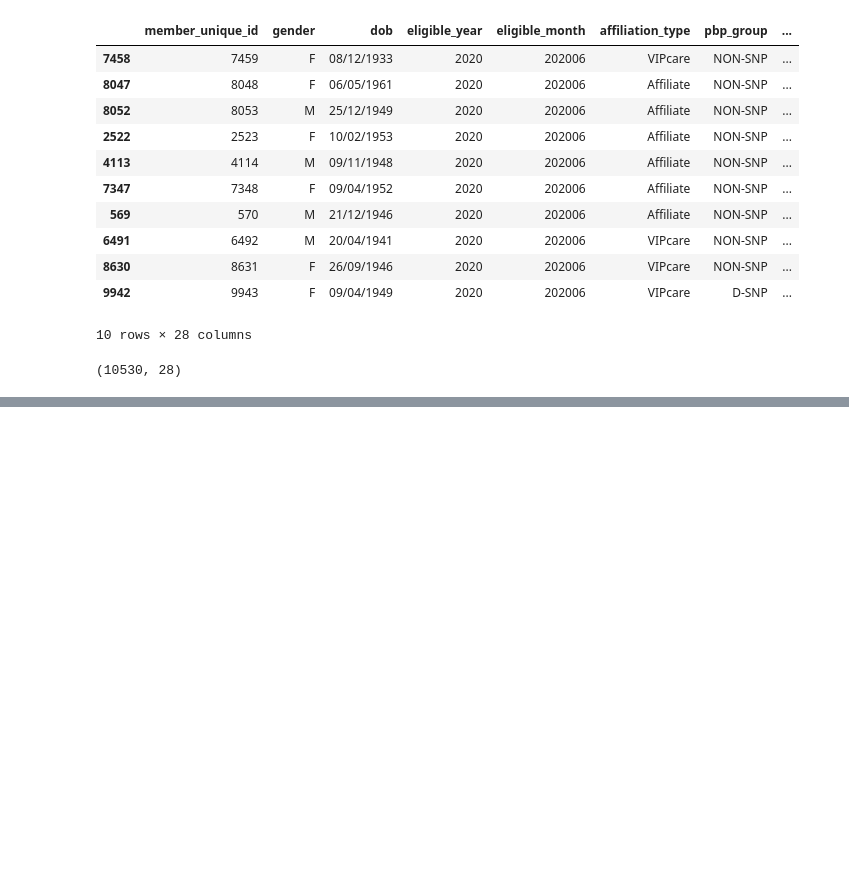
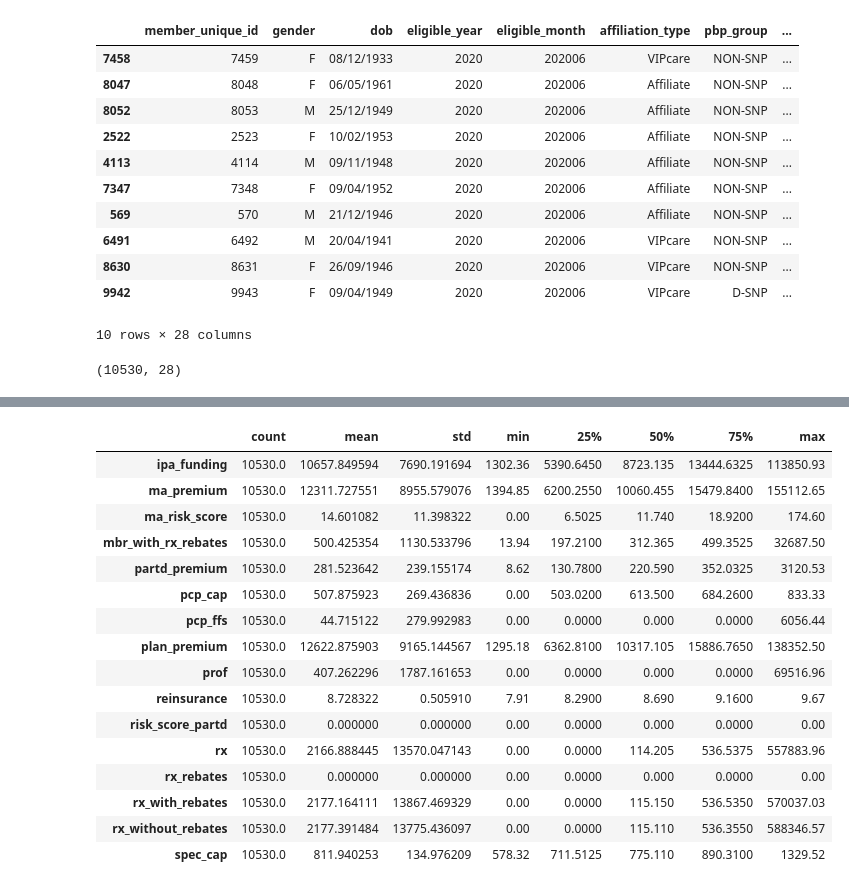
Before and after one commit to palashbadjatya01/DataExplorationProjects, a Jupyter notebook: DataOutlierDetectionsCSV/data_exploration.ipynb, the cells around one changed output, grey strips where cells are left out. Drawn from its saved outputs; the diff is of its cells as text; code cells hidden in the pictures; blank space fills up the shorter version.

```diff
--- a/DataOutlierDetectionsCSV/data_exploration.ipynb
+++ b/DataOutlierDetectionsCSV/data_exploration.ipynb
@@ -28,0 +81,22 @@ df.shape
+# %%
+financial_columns = [
+    "ipa_funding",
+    "ma_premium",
+    "ma_risk_score",
+    "mbr_with_rx_rebates",
+    "partd_premium",
+    "pcp_cap",
+    "pcp_ffs",
+    "plan_premium",
+    "prof",
+    "reinsurance",
+    "risk_score_partd",
+    "rx",
+    "rx_rebates",
+    "rx_with_rebates",
+    "rx_without_rebates",
+    "spec_cap"
+]
+# %%
+# remove the dollar sign from the financial columns
+df[financial_columns] = df[financial_columns].replace('[\$,]', '', regex=True).astype(float)
@@ -28,0 +119,28 @@ df.shape
+# %%
+df[financial_columns].describe().T
+
+# Here are some bullet points about the data that might indicate some outliers:
+
+# the difference between the 75th and the max value of mbr_with_rx_rebates is very big compared to other quantiles
+# the 75th percentile of pcp_ffs is still zero, while its max is 6056.44
+# the 75th percentile of prof is still zero, while its max is 69516.96
+# all values of risk_score_partd and rx_rebates are zeros - these can be removed from the data
+# rx_with_rebates and rx_without_rebates have almost identical values
+# %% [output]
+|  | count | mean | std | min | 25% | 50% | 75% | max |
+| ipa_funding | 10530.0 | 10657.849594 | 7690.191694 | 1302.36 | 5390.6450 | 8723.135 | 13444.6325 | 113850.93 |
+| ma_premium | 10530.0 | 12311.727551 | 8955.579076 | 1394.85 | 6200.2550 | 10060.455 | 15479.8400 | 155112.65 |
+| ma_risk_score | 10530.0 | 14.601082 | 11.398322 | 0.00 | 6.5025 | 11.740 | 18.9200 | 174.60 |
+| mbr_with_rx_rebates | 10530.0 | 500.425354 | 1130.533796 | 13.94 | 197.2100 | 312.365 | 499.3525 | 32687.50 |
+| partd_premium | 10530.0 | 281.523642 | 239.155174 | 8.62 | 130.7800 | 220.590 | 352.0325 | 3120.53 |
+| pcp_cap | 10530.0 | 507.875923 | 269.436836 | 0.00 | 503.0200 | 613.500 | 684.2600 | 833.33 |
+| pcp_ffs | 10530.0 | 44.715122 | 279.992983 | 0.00 | 0.0000 | 0.000 | 0.0000 | 6056.44 |
+| plan_premium | 10530.0 | 12622.875903 | 9165.144567 | 1295.18 | 6362.8100 | 10317.105 | 15886.7650 | 138352.50 |
+| prof | 10530.0 | 407.262296 | 1787.161653 | 0.00 | 0.0000 | 0.000 | 0.0000 | 69516.96 |
+| reinsurance | 10530.0 | 8.728322 | 0.505910 | 7.91 | 8.2900 | 8.690 | 9.1600 | 9.67 |
+| risk_score_partd | 10530.0 | 0.000000 | 0.000000 | 0.00 | 0.0000 | 0.000 | 0.0000 | 0.00 |
+| rx | 10530.0 | 2166.888445 | 13570.047143 | 0.00 | 0.0000 | 114.205 | 536.5375 | 557883.96 |
+| rx_rebates | 10530.0 | 0.000000 | 0.000000 | 0.00 | 0.0000 | 0.000 | 0.0000 | 0.00 |
+| rx_with_rebates | 10530.0 | 2177.164111 | 13867.469329 | 0.00 | 0.0000 | 115.150 | 536.5350 | 570037.03 |
+| rx_without_rebates | 10530.0 | 2177.391484 | 13775.436097 | 0.00 | 0.0000 | 115.110 | 536.3550 | 588346.57 |
+| spec_cap | 10530.0 | 811.940253 | 134.976209 | 578.32 | 711.5125 | 775.110 | 890.3100 | 1329.52 |
```
Also changed, not shown: parts of 5 cells of this notebook.
